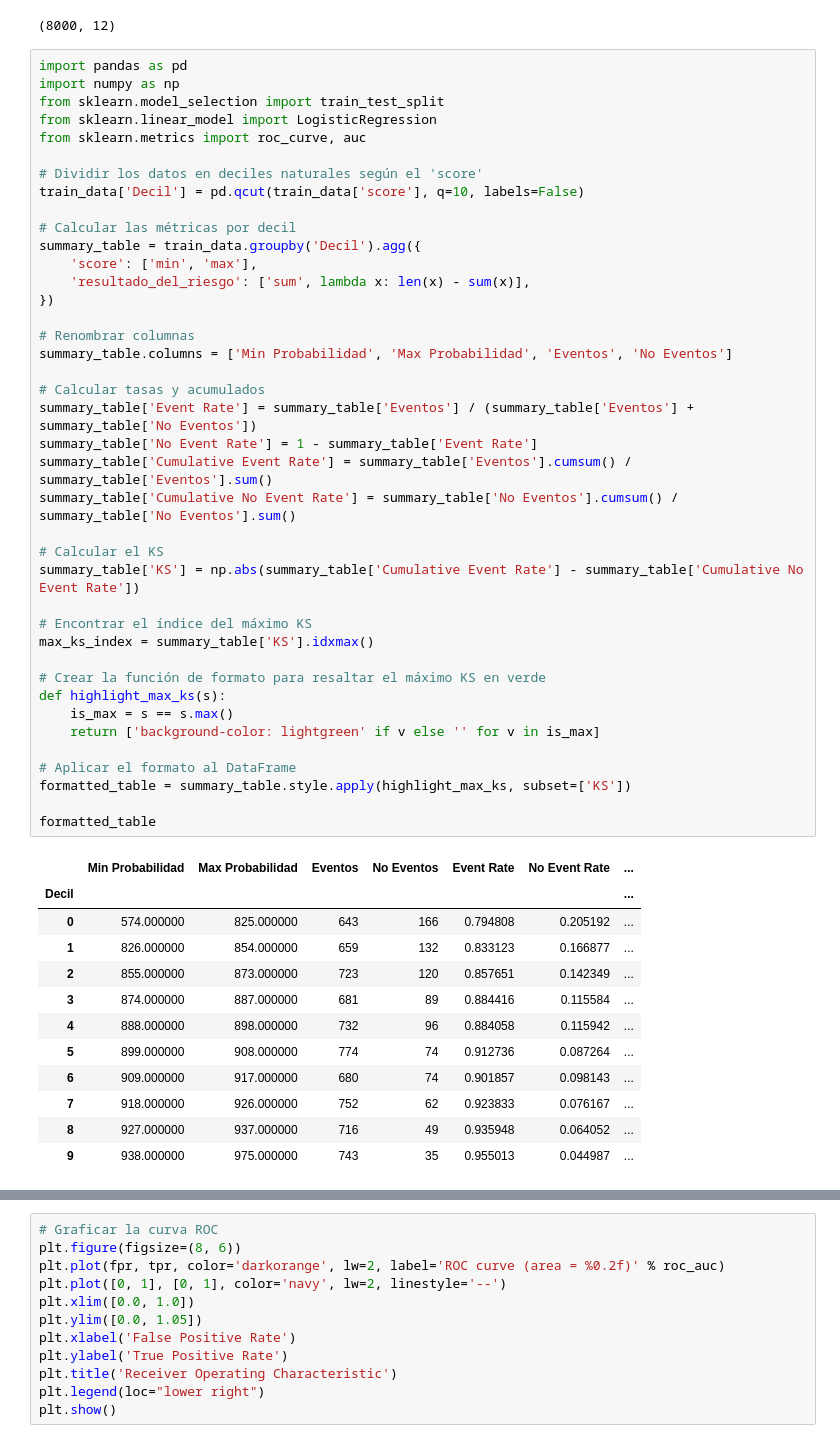
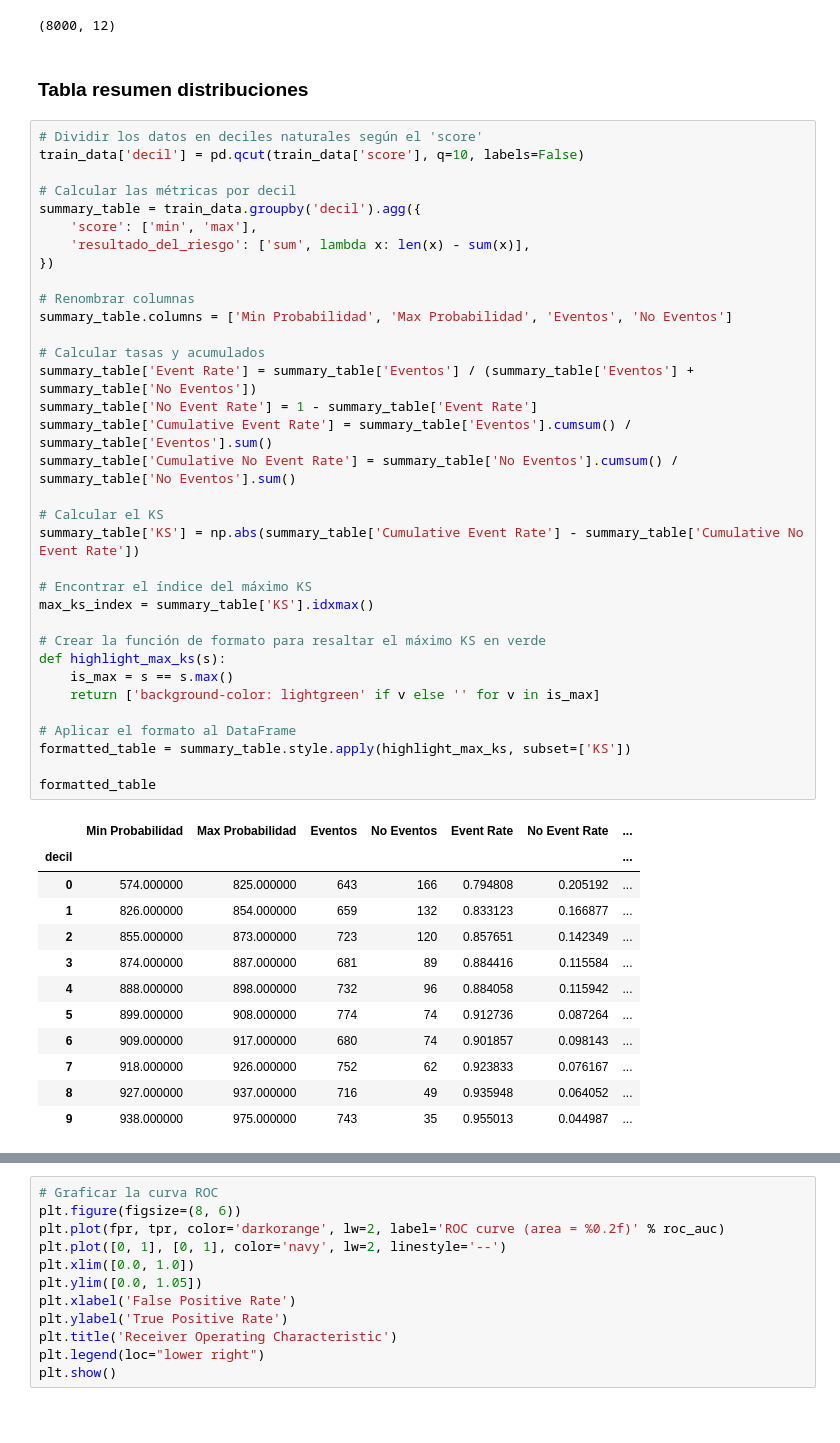
Before and after one commit to michaelvzla/statistical_models, a Jupyter notebook: xgboots/01 - Credit_risk_model/NOTEBOOKS/02 - LogisticRegression_credit_risk.ipynb, the cells around one changed output, grey strips where cells are left out. Cells and saved outputs as stored; diff of their text form; blank space fills up the shorter version.

Commit message:
logistic regression

```diff
--- a/xgboots/01 - Credit_risk_model/NOTEBOOKS/02 - LogisticRegression_credit_risk.ipynb
+++ b/xgboots/01 - Credit_risk_model/NOTEBOOKS/02 - LogisticRegression_credit_risk.ipynb
@@ -234,49 +260,45 @@ train_data['score'] = np.round(model.predict_proba(train_data[features])[:, 1]*1
 train_data.shape
 # %% [output]
 (8000, 12)
+# %% [markdown]
+### Tabla resumen distribuciones
 # %%
-import pandas as pd
-import numpy as np
-from sklearn.model_selection import train_test_split
-from sklearn.linear_model import LogisticRegression
-from sklearn.metrics import roc_curve, auc
-
 # Dividir los datos en deciles naturales según el 'score'
-train_data['Decil'] = pd.qcut(train_data['score'], q=10, labels=False)
+train_data['decil'] = pd.qcut(train_data['score'], q=10, labels=False)
 
 # Calcular las métricas por decil
-summary_table = train_data.groupby('Decil').agg({
+summary_table = train_data.groupby('decil').agg({
     'score': ['min', 'max'],
     'resultado_del_riesgo': ['sum', lambda x: len(x) - sum(x)],
 })
 
 # Renombrar columnas
 summary_table.columns = ['Min Probabilidad', 'Max Probabilidad', 'Eventos', 'No Eventos']
 
 # Calcular tasas y acumulados
 summary_table['Event Rate'] = summary_table['Eventos'] / (summary_table['Eventos'] + summary_table['No Eventos'])
 summary_table['No Event Rate'] = 1 - summary_table['Event Rate']
 summary_table['Cumulative Event Rate'] = summary_table['Eventos'].cumsum() / summary_table['Eventos'].sum()
 summary_table['Cumulative No Event Rate'] = summary_table['No Eventos'].cumsum() / summary_table['No Eventos'].sum()
 
 # Calcular el KS
 summary_table['KS'] = np.abs(summary_table['Cumulative Event Rate'] - summary_table['Cumulative No Event Rate'])
 
 # Encontrar el índice del máximo KS
 max_ks_index = summary_table['KS'].idxmax()
 
 # Crear la función de formato para resaltar el máximo KS en verde
 def highlight_max_ks(s):
     is_max = s == s.max()
     return ['background-color: lightgreen' if v else '' for v in is_max]
 
 # Aplicar el formato al DataFrame
 formatted_table = summary_table.style.apply(highlight_max_ks, subset=['KS'])
 
 formatted_table
 # %% [output]
 |  | Min Probabilidad | Max Probabilidad | Eventos | No Eventos | Event Rate | No Event Rate | ... |
-| Decil |  |  |  |  |  |  | ... |
+| decil |  |  |  |  |  |  | ... |
 | 0 | 574.000000 | 825.000000 | 643 | 166 | 0.794808 | 0.205192 | ... |
 | 1 | 826.000000 | 854.000000 | 659 | 132 | 0.833123 | 0.166877 | ... |
 | 2 | 855.000000 | 873.000000 | 723 | 120 | 0.857651 | 0.142349 | ... |
```
Also changed, not shown: parts of 8 cells of this notebook.
